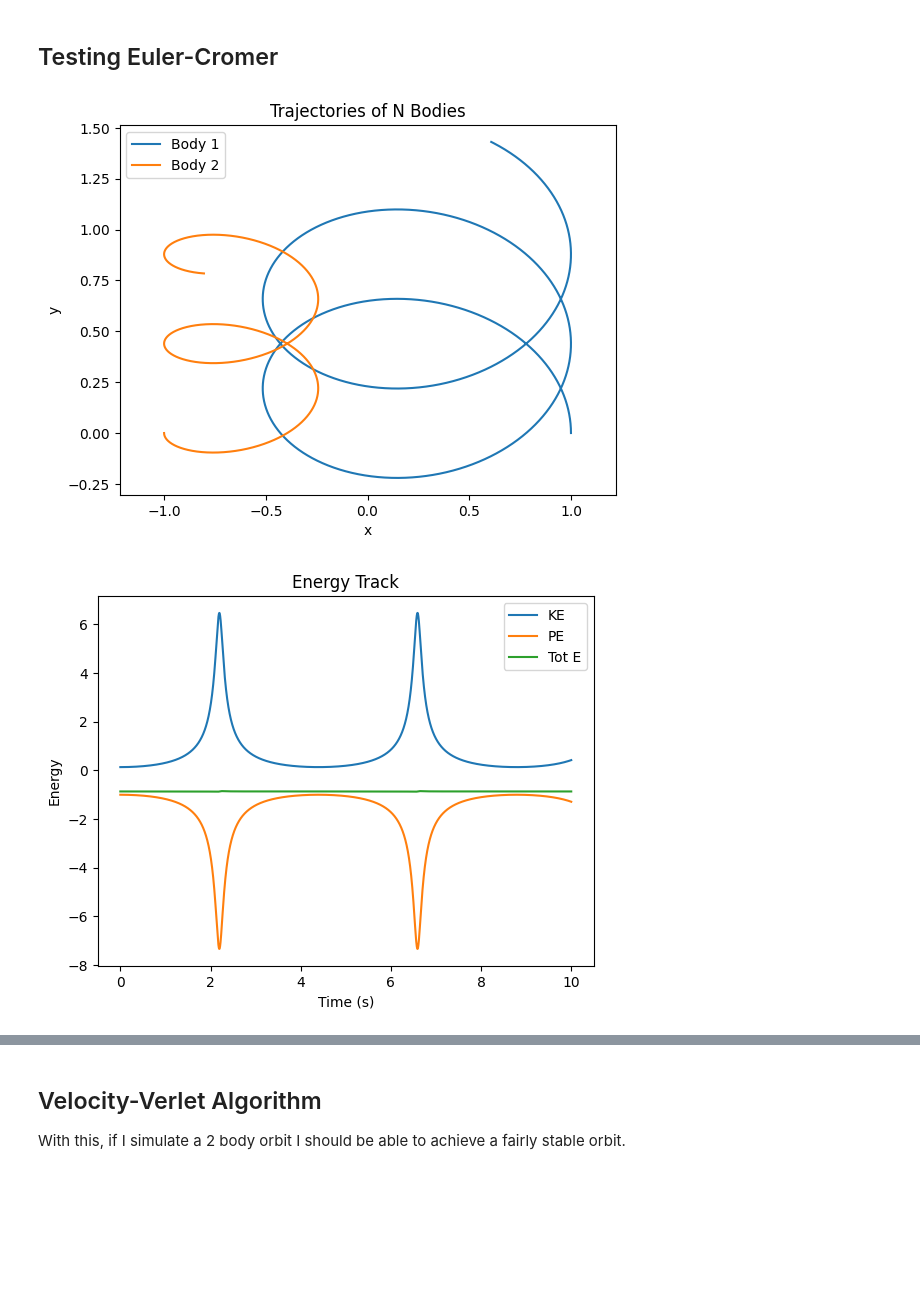
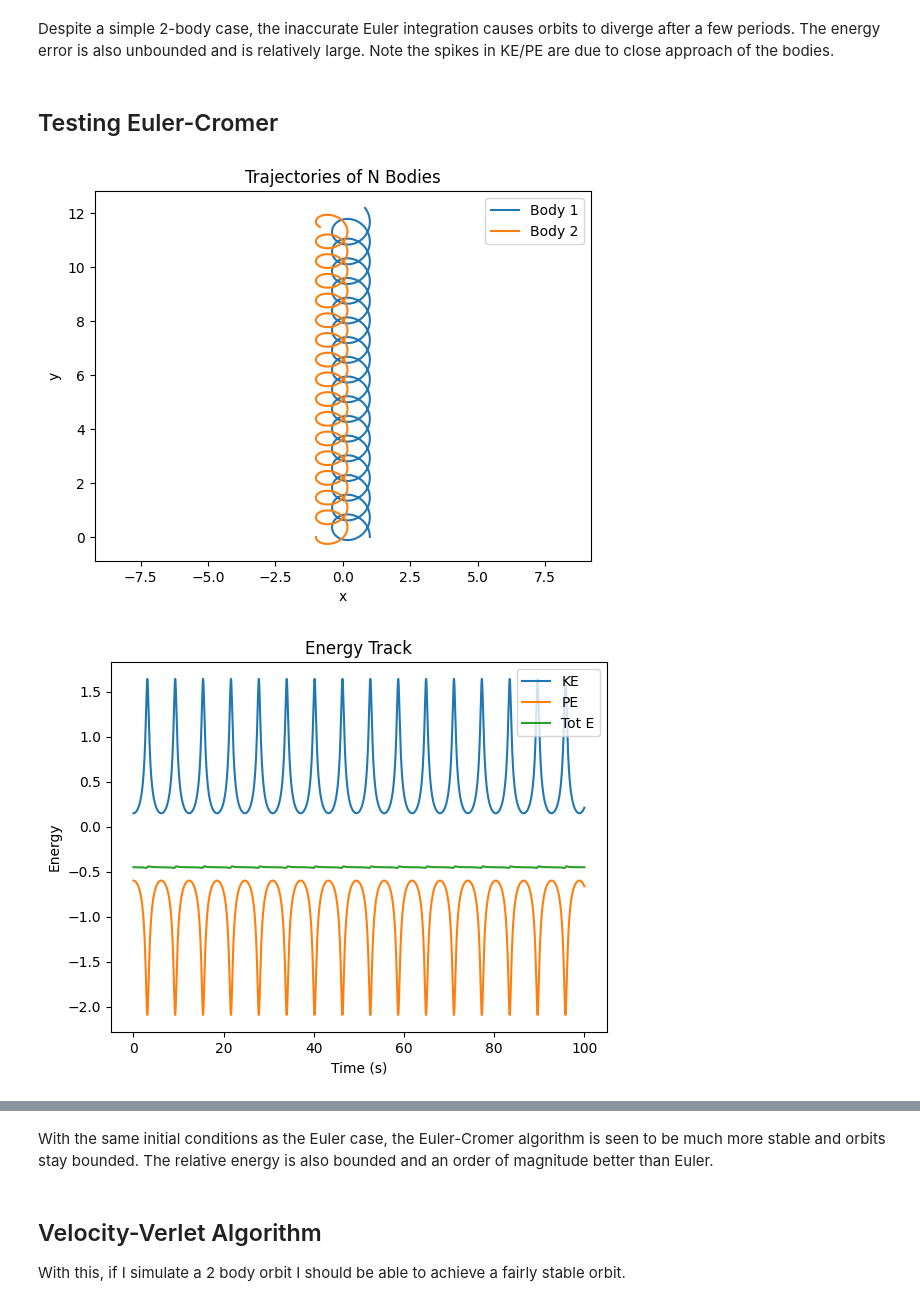
Before and after one commit to OliverPearce5/N-body_sim, a Jupyter notebook: nbody.ipynb, the cells around one changed output, grey strips where cells are left out. Saved outputs shown, nothing was run; the diff lists cells and outputs as text; code cells hidden in the pictures; blank space fills up the shorter version.

```diff
--- a/nbody.ipynb
+++ b/nbody.ipynb
@@ -146,7 +164,7 @@ class System:
         self.v += accs * dt
         self.x += self.v * dt
 
-    def simulation_euler_cromer(self, n_steps: int, dt: float) -> list:
+    def simulation_euler_cromer(self, n_steps: int, dt: float) -> tuple:
         trajectory = [self.x.copy()]
         KE_track = []
         PE_track = []
@@ -163,6 +181,10 @@ class System:
             TE_track.append(total_energy)
 
         return trajectory, KE_track, PE_track, TE_track
+
+    def update_params_velocity_verlet(self, dt:float) -> None:
+        forces = self.compute_forces()
+        accs = forces/self.m[:,np.newaxis]
 # %% [markdown]
 **Relative Energy Error**:
 
@@ -245,3 +280,5 @@ plt.show()
+# %% [markdown]
+Despite a simple 2-body case, the inaccurate Euler integration causes orbits to diverge after a few periods. The energy error is also unbounded and is relatively large. Note the spikes in KE/PE are due to close approach of the bodies.
 # %% [markdown]
 ## Testing Euler-Cromer
 # %%
@@ -250,38 +287,48 @@ plt.show()
 G = 1 # since we are using masses, positions of order 1, use natural units
 num_objects = 2
 initial_positions = np.array([[1, 0, 0], [-1, 0, 0]], dtype=float)
-initial_velocities = np.array([[0, 0.5, 0], [0, -0.1, 0]], dtype=float)
-masses = np.array([1.0, 2.0])
-dt = 0.001
+initial_velocities = np.array([[0, 0.5, 0], [0, -0.2, 0]], dtype=float)
+masses = np.array([1.0, 1.2])
+dt = 0.01
 n_steps = 10000
 
 system = System(num_objects = num_objects, x=initial_positions, v=initial_velocities, m=masses, G=G, softening=1e-5)
 trajectory, KE_track, PE_track, TE_track = system.simulation_euler_cromer(n_steps = n_steps, dt=dt)
 trajectory = np.array(trajectory)
 
 plt.figure()
 for i in range(num_objects):
     plt.plot(trajectory[:, i, 0], trajectory[:, i, 1], label=f'Body {i+1}')
     # trajectory is array with [time steps, index of body, spatial dimension]
     # so plotting all time steps for given body in x, then y
 plt.xlabel('x')
 plt.ylabel('y')
 plt.title('Trajectories of N Bodies')
 plt.axis('equal')
 plt.legend()
 plt.show()
 
 # Energy Tracking:
 time_steps = np.arange(len(KE_track)) * dt # Gets a time axis
 plt.figure()
 plt.plot(time_steps, KE_track, label='KE')
 plt.plot(time_steps, PE_track, label='PE')
 plt.plot(time_steps, TE_track, label='Tot E')
 plt.xlabel('Time (s)')
 plt.ylabel('Energy')
 plt.title('Energy Track')
 plt.legend()
 plt.show()
+
+# Relative Energy Tracking:
+plt.figure()
+initial_energy = TE_track[0]
+relative_error = (abs(TE_track - initial_energy))/abs(initial_energy)
+plt.plot(time_steps, relative_error, label='Relative Energy Error')
+plt.xlabel('Time (s)')
+plt.ylabel('Relative (Total) Energy')
+plt.legend()
+plt.show()
 # %% [output]
-[figure, old version]
+[figure, new version]
-[figure, old version]
+[figure, new version]
@@ -288,3 +336,5 @@ plt.show()
+# %% [markdown]
+With the same initial conditions as the Euler case, the Euler-Cromer algorithm is seen to be much more stable and orbits stay bounded. The relative energy is also bounded and an order of magnitude better than Euler.
 # %% [markdown]
 ## Velocity-Verlet Algorithm
 
```
Also changed, not shown: parts of 6 cells of this notebook.
